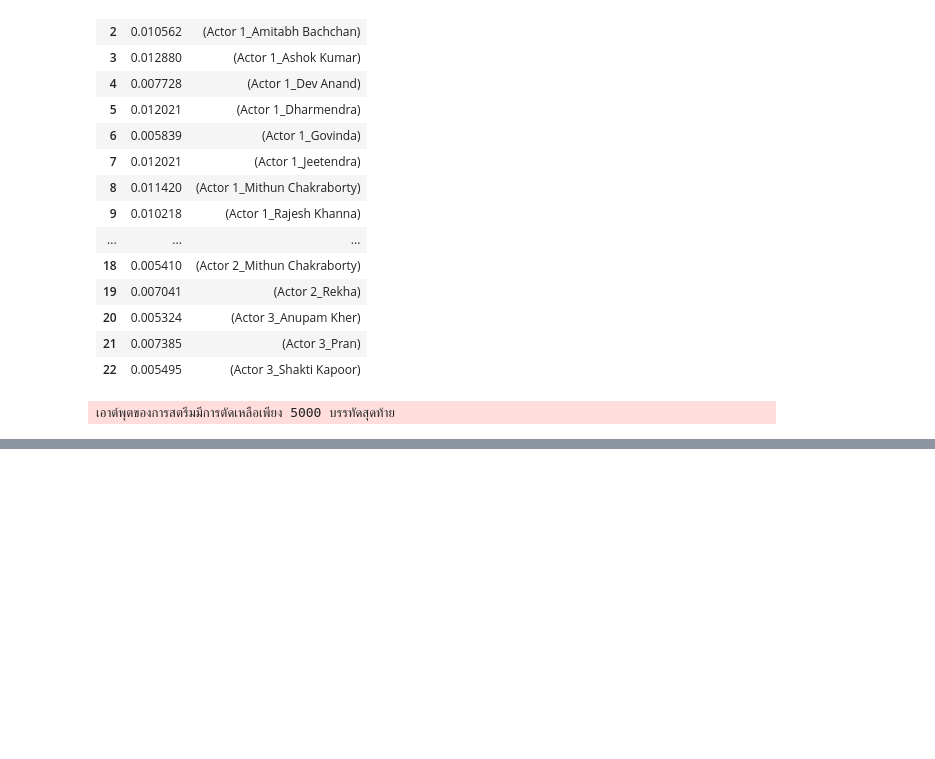
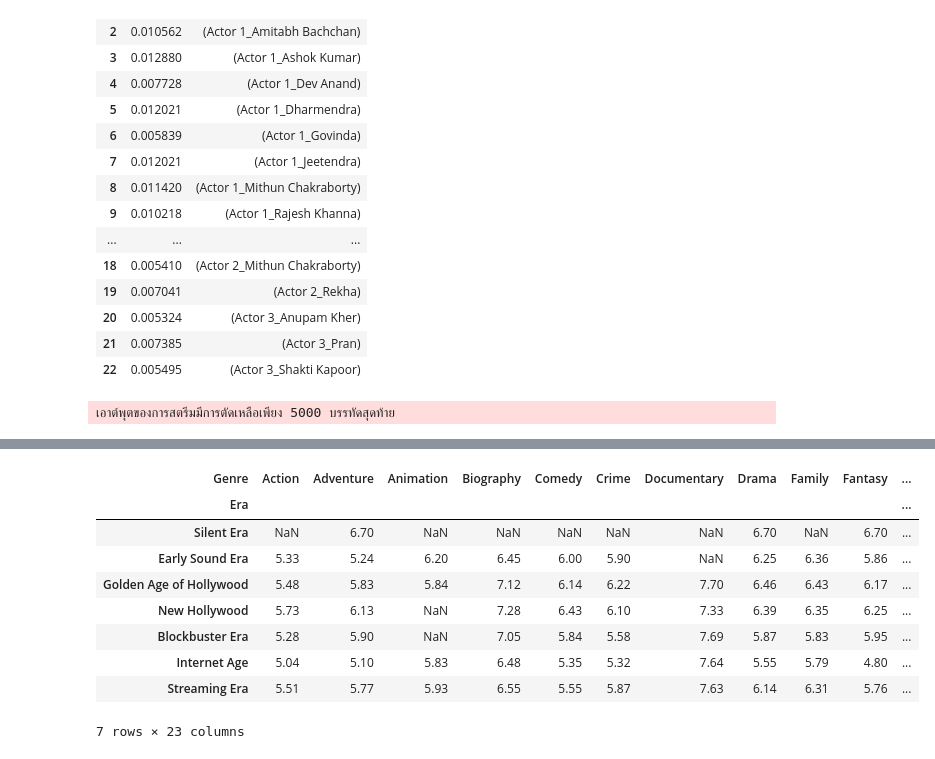
Before and after one commit to para662/BSC_DPDM, a Jupyter notebook: Ch4_Frequent_Patterns_(Association_Rules).ipynb, the cells around one changed output, grey strips where cells are left out. Drawn from its saved outputs; the diff is of its cells as text; code cells hidden in the pictures; blank space fills up the shorter version.

```diff
--- a/Ch4_Frequent_Patterns_(Association_Rules).ipynb
+++ b/Ch4_Frequent_Patterns_(Association_Rules).ipynb
@@ -2612,0 +2654,17 @@ rules
+# %%
+# สรุปค่าเฉลี่ย Rating แยกตามยุค (Era) และประเภทหนัง (Genre)
+genre_era_rating = India_data_exploded.groupby(['Era', 'Genre'], observed=True)['Rating'].mean().unstack().round(2)
+
+# แสดงผลลัพธ์ในรูปแบบตาราง
+display(genre_era_rating)
+# %% [output]
+| Genre | Action | Adventure | Animation | Biography | Comedy | Crime | Documentary | Drama | Family | Fantasy | ... |
+| Era |  |  |  |  |  |  |  |  |  |  | ... |
+| Silent Era | NaN | 6.70 | NaN | NaN | NaN | NaN | NaN | 6.70 | NaN | 6.70 | ... |
+| Early Sound Era | 5.33 | 5.24 | 6.20 | 6.45 | 6.00 | 5.90 | NaN | 6.25 | 6.36 | 5.86 | ... |
+| Golden Age of Hollywood | 5.48 | 5.83 | 5.84 | 7.12 | 6.14 | 6.22 | 7.70 | 6.46 | 6.43 | 6.17 | ... |
+| New Hollywood | 5.73 | 6.13 | NaN | 7.28 | 6.43 | 6.10 | 7.33 | 6.39 | 6.35 | 6.25 | ... |
+| Blockbuster Era | 5.28 | 5.90 | NaN | 7.05 | 5.84 | 5.58 | 7.69 | 5.87 | 5.83 | 5.95 | ... |
+| Internet Age | 5.04 | 5.10 | 5.83 | 6.48 | 5.35 | 5.32 | 7.64 | 5.55 | 5.79 | 4.80 | ... |
+| Streaming Era | 5.51 | 5.77 | 5.93 | 6.55 | 5.55 | 5.87 | 7.63 | 6.14 | 6.31 | 5.76 | ... |
+7 rows × 23 columns
```
Also changed, not shown: parts of 4 cells of this notebook.
